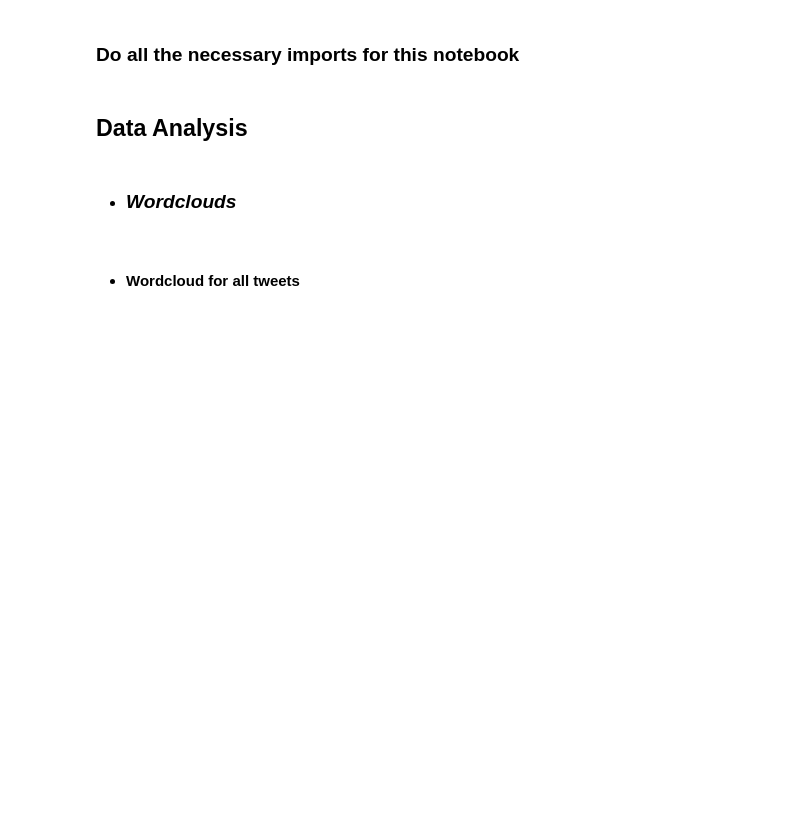
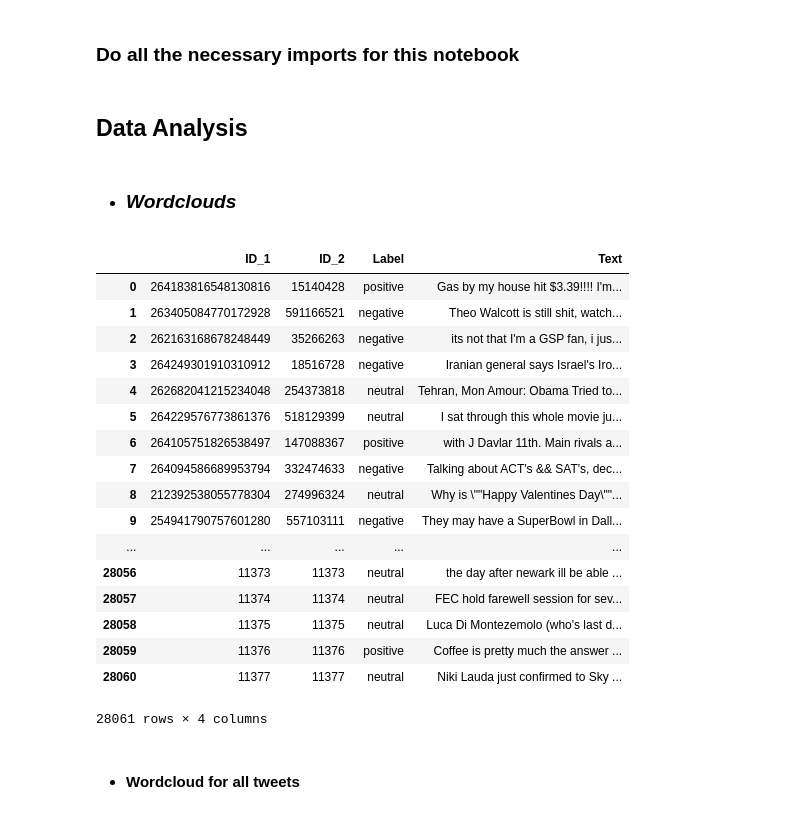
Before and after one commit to VaggelisSpi/Twitter-Sentiment-Analysis, a Jupyter notebook: scr/Project1DataMiningSemiFinal.ipynb, the cells around one changed output. Saved outputs shown, nothing was run; the diff lists cells and outputs as text; code cells hidden in the pictures; blank space fills up the shorter version.

```diff
--- a/scr/Project1DataMiningSemiFinal.ipynb
+++ b/scr/Project1DataMiningSemiFinal.ipynb
@@ -36,13 +36,33 @@ from operator import add
 - ### *Wordclouds*
 # %%
 # read train data
-trainData = pd.read_csv('../twitter_data/train2017.tsv', sep='\t', names=['ID_1', 'ID_2', 'Label', 'Text'])
+trainData = pd.read_csv('../twitter_data/train2017.tsv', sep='\t+', escapechar="\\",
+                        engine='python', names=['ID_1', 'ID_2', 'Label', 'Text'])
 # trainData = trainData[:5000] # printToBeRemoved
 
 # make stop words
 stopWords = ENGLISH_STOP_WORDS
 
-# trainData # printToBeRemoved
+trainData # printToBeRemoved
+# %% [output]
+|  | ID_1 | ID_2 | Label | Text |
+| 0 | 264183816548130816 | 15140428 | positive | Gas by my house hit $3.39!!!! I'm... |
+| 1 | 263405084770172928 | 591166521 | negative | Theo Walcott is still shit, watch... |
+| 2 | 262163168678248449 | 35266263 | negative | its not that I'm a GSP fan, i jus... |
+| 3 | 264249301910310912 | 18516728 | negative | Iranian general says Israel's Iro... |
+| 4 | 262682041215234048 | 254373818 | neutral | Tehran, Mon Amour: Obama Tried to... |
+| 5 | 264229576773861376 | 518129399 | neutral | I sat through this whole movie ju... |
+| 6 | 264105751826538497 | 147088367 | positive | with J Davlar 11th. Main rivals a... |
+| 7 | 264094586689953794 | 332474633 | negative | Talking about ACT's && SAT's, dec... |
+| 8 | 212392538055778304 | 274996324 | neutral | Why is \""Happy Valentines Day\""... |
+| 9 | 254941790757601280 | 557103111 | negative | They may have a SuperBowl in Dall... |
+| ... | ... | ... | ... | ... |
+| 28056 | 11373 | 11373 | neutral | the day after newark ill be able ... |
+| 28057 | 11374 | 11374 | neutral | FEC hold farewell session for sev... |
+| 28058 | 11375 | 11375 | neutral | Luca Di Montezemolo (who's last d... |
+| 28059 | 11376 | 11376 | positive | Coffee is pretty much the answer ... |
+| 28060 | 11377 | 11377 | neutral | Niki Lauda just confirmed to Sky ... |
+28061 rows × 4 columns
 # %% [markdown]
   - #### Wordcloud for all tweets
 # %%
```
Also changed, not shown: parts of 3 cells of this notebook, 6 other files.
